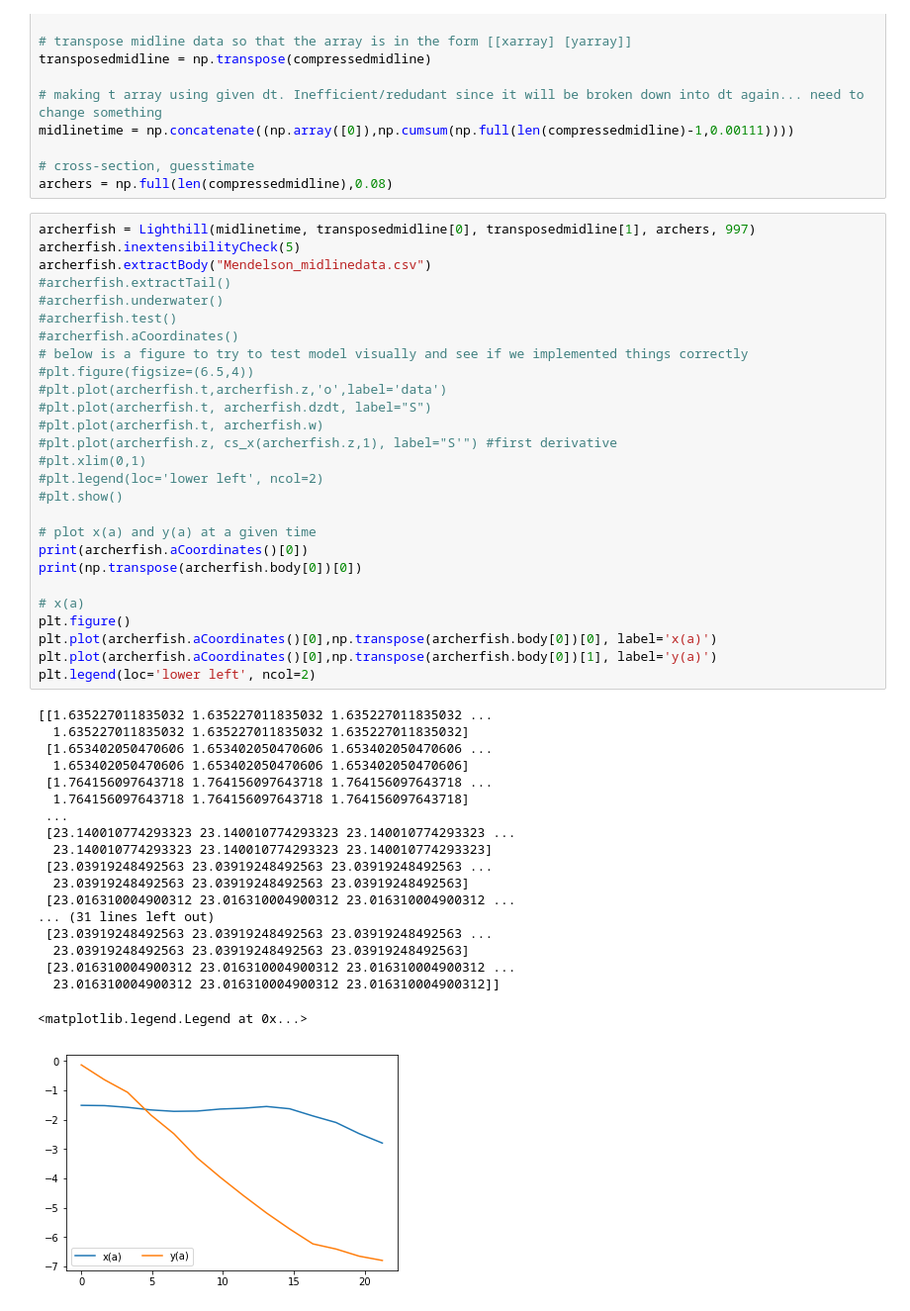
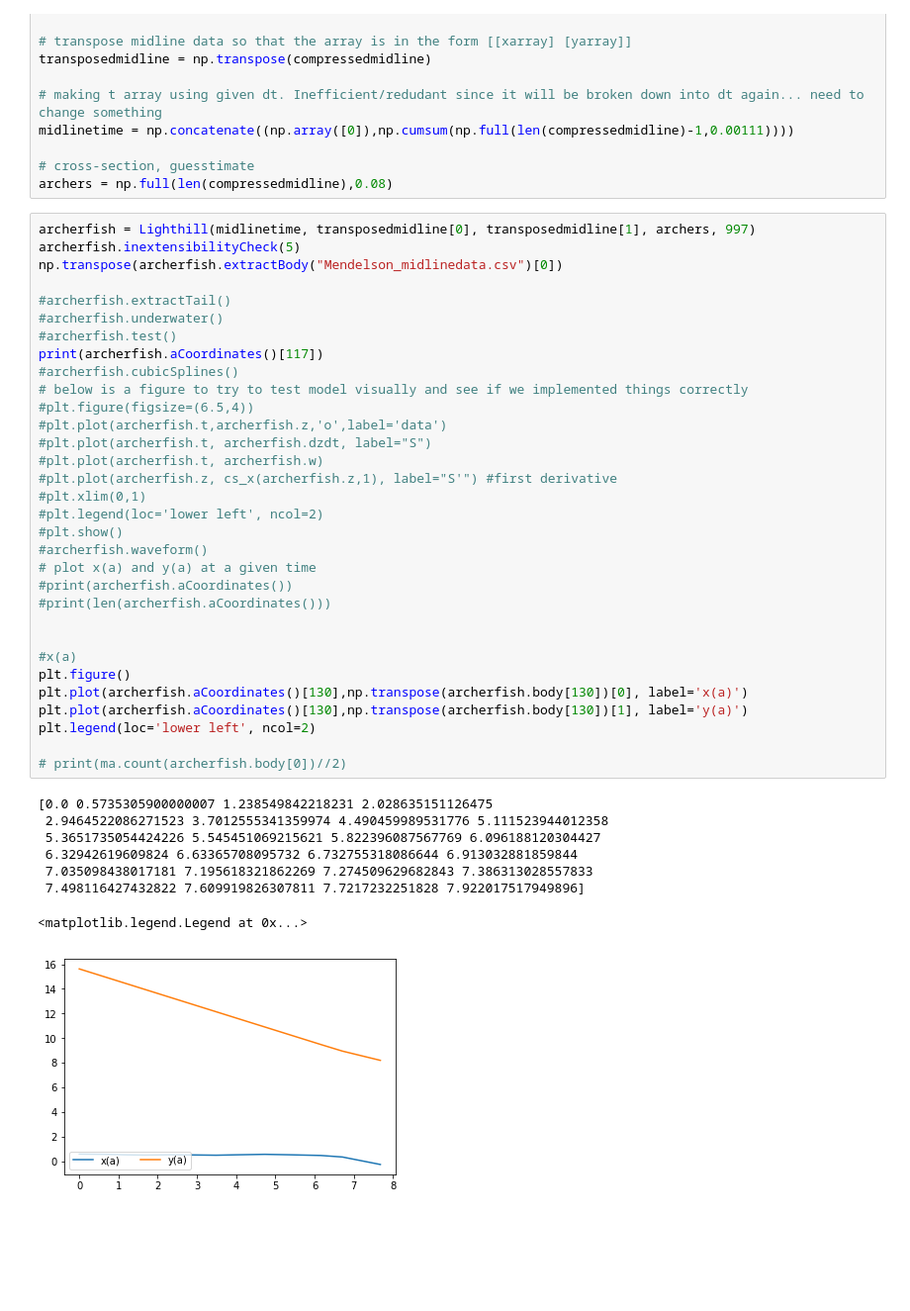
Before and after one commit to Flow-Imaging-Lab-at-Mudd/FILM-fish-model, a Jupyter notebook: lighthill-model.ipynb, the cells around one changed output. Shown at 99% size. Cells and saved outputs as stored; diff of their text form; blank space fills up the shorter version.

Commit message:
a coordinates should be correct now

```diff
--- a/lighthill-model.ipynb
+++ b/lighthill-model.ipynb
@@ -538,47 +563,41 @@ archers = np.full(len(compressedmidline),0.08)
 # %%
 archerfish = Lighthill(midlinetime, transposedmidline[0], transposedmidline[1], archers, 997)
 archerfish.inextensibilityCheck(5)
-archerfish.extractBody("Mendelson_midlinedata.csv")
+np.transpose(archerfish.extractBody("Mendelson_midlinedata.csv")[0])
+
 #archerfish.extractTail()
 #archerfish.underwater()
 #archerfish.test()
-#archerfish.aCoordinates()
+print(archerfish.aCoordinates()[117])
+#archerfish.cubicSplines()
 # below is a figure to try to test model visually and see if we implemented things correctly
 #plt.figure(figsize=(6.5,4))
 #plt.plot(archerfish.t,archerfish.z,'o',label='data')
 #plt.plot(archerfish.t, archerfish.dzdt, label="S")
 #plt.plot(archerfish.t, archerfish.w)
 #plt.plot(archerfish.z, cs_x(archerfish.z,1), label="S'") #first derivative
 #plt.xlim(0,1)
 #plt.legend(loc='lower left', ncol=2)
 #plt.show()
+#archerfish.waveform()
+# plot x(a) and y(a) at a given time
+#print(archerfish.aCoordinates())
+#print(len(archerfish.aCoordinates()))
 
-# plot x(a) and y(a) at a given time
-print(archerfish.aCoordinates()[0])
-print(np.transpose(archerfish.body[0])[0])
 
-# x(a)
+#x(a)
 plt.figure()
-plt.plot(archerfish.aCoordinates()[0],np.transpose(archerfish.body[0])[0], label='x(a)')
-plt.plot(archerfish.aCoordinates()[0],np.transpose(archerfish.body[0])[1], label='y(a)')
+plt.plot(archerfish.aCoordinates()[130],np.transpose(archerfish.body[130])[0], label='x(a)')
+plt.plot(archerfish.aCoordinates()[130],np.transpose(archerfish.body[130])[1], label='y(a)')
 plt.legend(loc='lower left', ncol=2)
+
+# print(ma.count(archerfish.body[0])//2)
 # %% [output]
-[[1.635227011835032 1.635227011835032 1.635227011835032 ...
-  1.635227011835032 1.635227011835032 1.635227011835032]
- [1.653402050470606 1.653402050470606 1.653402050470606 ...
-  1.653402050470606 1.653402050470606 1.653402050470606]
- [1.764156097643718 1.764156097643718 1.764156097643718 ...
-  1.764156097643718 1.764156097643718 1.764156097643718]
- ...
- [23.140010774293323 23.140010774293323 23.140010774293323 ...
-  23.140010774293323 23.140010774293323 23.140010774293323]
- [23.03919248492563 23.03919248492563 23.03919248492563 ...
-  23.03919248492563 23.03919248492563 23.03919248492563]
- [23.016310004900312 23.016310004900312 23.016310004900312 ...
-... (31 lines left out)
- [23.03919248492563 23.03919248492563 23.03919248492563 ...
-  23.03919248492563 23.03919248492563 23.03919248492563]
- [23.016310004900312 23.016310004900312 23.016310004900312 ...
-  23.016310004900312 23.016310004900312 23.016310004900312]]
+[0.0 0.5735305900000007 1.238549842218231 2.028635151126475
+ 2.9464522086271523 3.7012555341359974 4.490459989531776 5.111523944012358
+ 5.3651735054424226 5.545451069215621 5.822396087567769 6.096188120304427
+ 6.32942619609824 6.63365708095732 6.732755318086644 6.913032881859844
+ 7.035098438017181 7.195618321862269 7.274509629682843 7.386313028557833
+ 7.498116427432822 7.609919826307811 7.7217232251828 7.922017517949896]
 <matplotlib.legend.Legend at 0x...>
-[figure, old version]
+[figure, new version]
```
Also changed, not shown: parts of 1 cell of this notebook.
